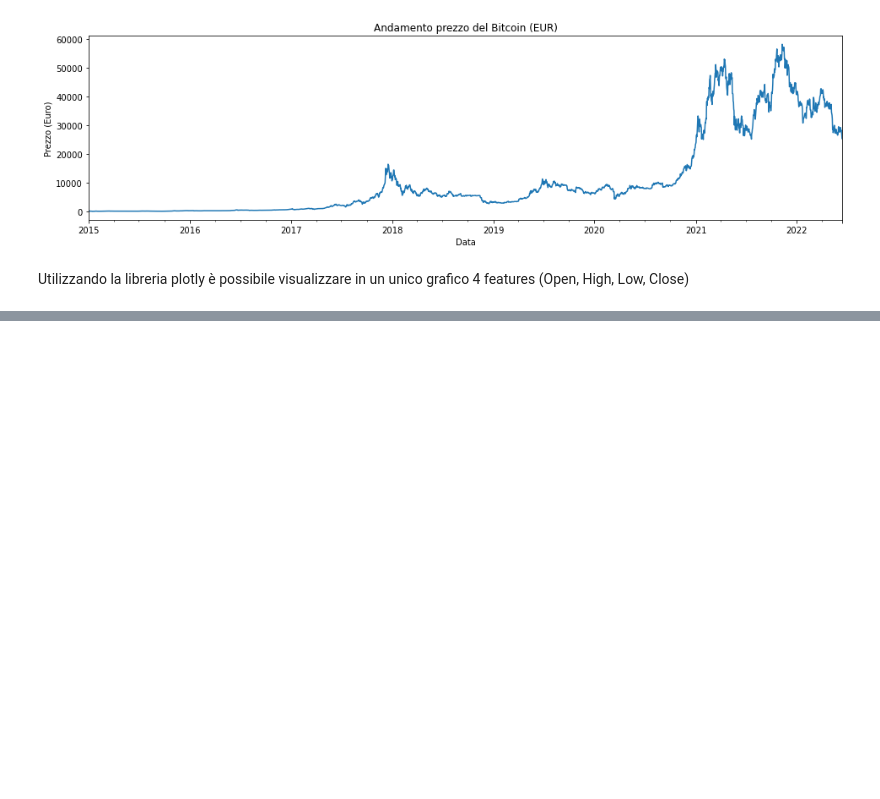
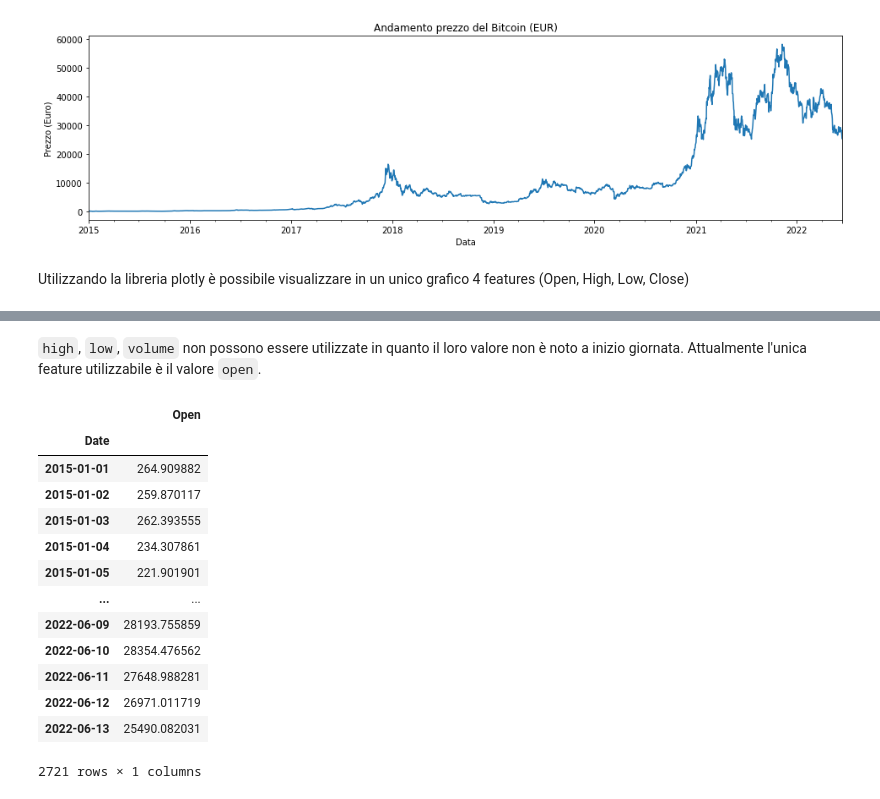
Before and after one commit to Morlenza/Nasdaq_prediction, a Jupyter notebook: PredizioneBitcoin.ipynb, the cells around one changed output, grey strips where cells are left out. Drawn from its saved outputs; the diff is of its cells as text; code cells hidden in the pictures; blank space fills up the shorter version.

```diff
--- a/PredizioneBitcoin.ipynb
+++ b/PredizioneBitcoin.ipynb
@@ -115,0 +151,22 @@ interactive(children=(IntSlider(value=0, description='ymin', max=60000, step=100
+# %% [markdown]
+`high`, `low`, `volume` non possono essere utilizzate in quanto il loro valore non è noto a inizio giornata.
+Attualmente l'unica feature utilizzabile è il valore `open`.
+# %%
+features = {"Open" : open}
+X = pd.DataFrame(features)
+X
+# %% [output]
+|  | Open |
+| Date |  |
+| 2015-01-01 | 264.909882 |
+| 2015-01-02 | 259.870117 |
+| 2015-01-03 | 262.393555 |
+| 2015-01-04 | 234.307861 |
+| 2015-01-05 | 221.901901 |
+| ... | ... |
+| 2022-06-09 | 28193.755859 |
+| 2022-06-10 | 28354.476562 |
+| 2022-06-11 | 27648.988281 |
+| 2022-06-12 | 26971.011719 |
+| 2022-06-13 | 25490.082031 |
+2721 rows × 1 columns
```
Also changed, not shown: parts of 34 cells of this notebook.
